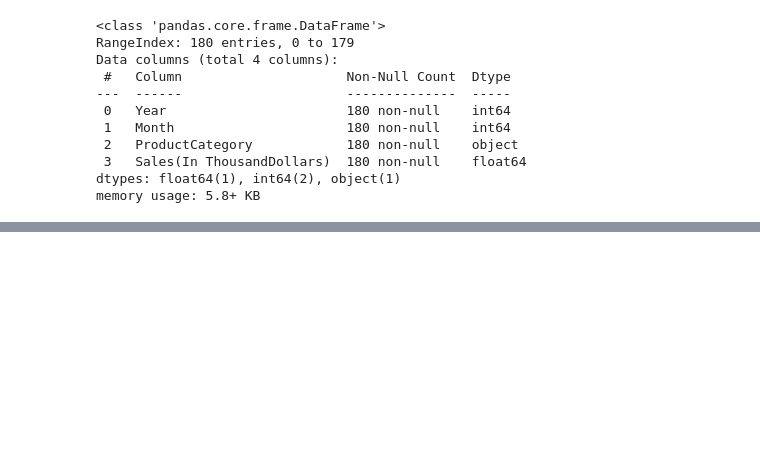
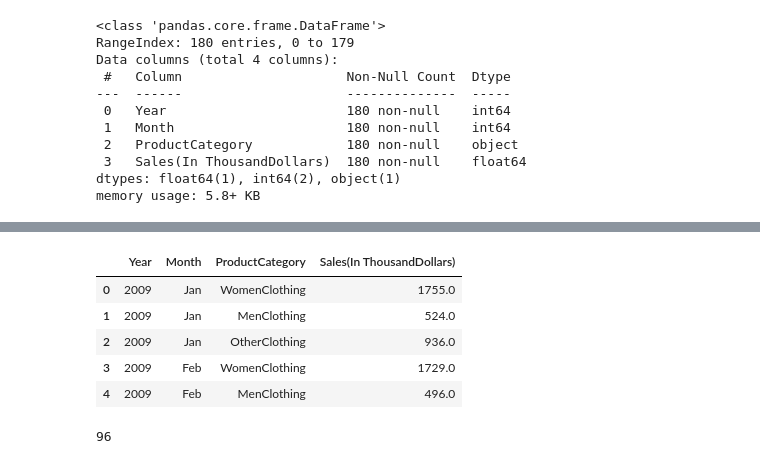
Before and after one commit to abrahamshimelis/walmart-sales-prediction, a Jupyter notebook: notebooks/walmart-sales-prediction.ipynb, the cells around one changed output, grey strips where cells are left out. Drawn from its saved outputs; the diff is of its cells as text; code cells hidden in the pictures; blank space fills up the shorter version.

```diff
--- a/notebooks/walmart-sales-prediction.ipynb
+++ b/notebooks/walmart-sales-prediction.ipynb
@@ -352,0 +404,10 @@ memory usage: 5.8+ KB
+# %%
+month_dict2 = {
+        '1': 'Jan', '2': 'Feb', '3': 'Mar', '4': 'Apr', '5': 'May',
+        '6': 'Jun', '7': 'Jul', '8': 'Aug', '9': 'Sep', '10': 'Oct',
+        '11': 'Nov', '12': 'Dec'
+    }
+
+train_df['Month'] = train_df['Month'].astype(str)
+
+train_df.replace({'Month': month_dict2}, inplace=True)
@@ -352,0 +428,13 @@ memory usage: 5.8+ KB
+# %%
+train_df.head()
+# %% [output]
+|  | Year | Month | ProductCategory | Sales(In ThousandDollars) |
+| 0 | 2009 | Jan | WomenClothing | 1755.0 |
+| 1 | 2009 | Jan | MenClothing | 524.0 |
+| 2 | 2009 | Jan | OtherClothing | 936.0 |
+| 3 | 2009 | Feb | WomenClothing | 1729.0 |
+| 4 | 2009 | Feb | MenClothing | 496.0 |
+# %%
+print(len(macro_economic_df))
+# %% [output]
+96
```
Also changed, not shown: parts of 17 cells of this notebook.
